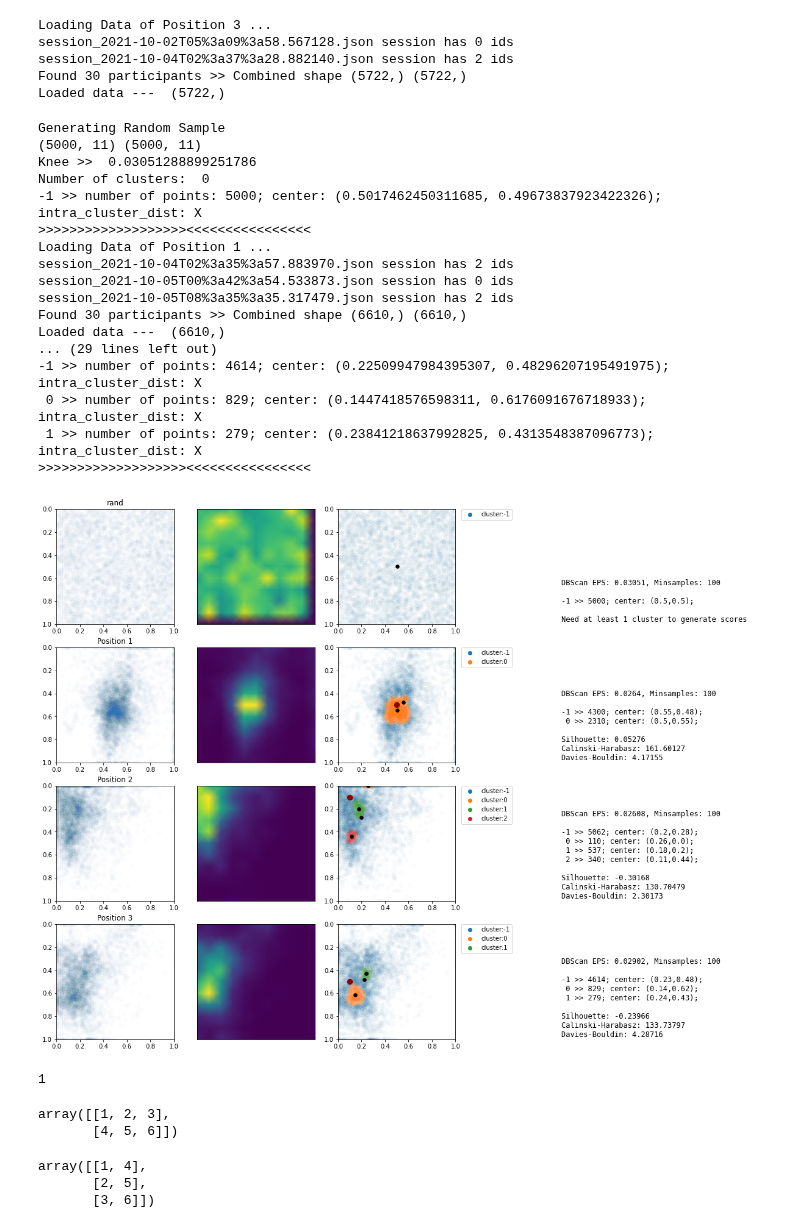
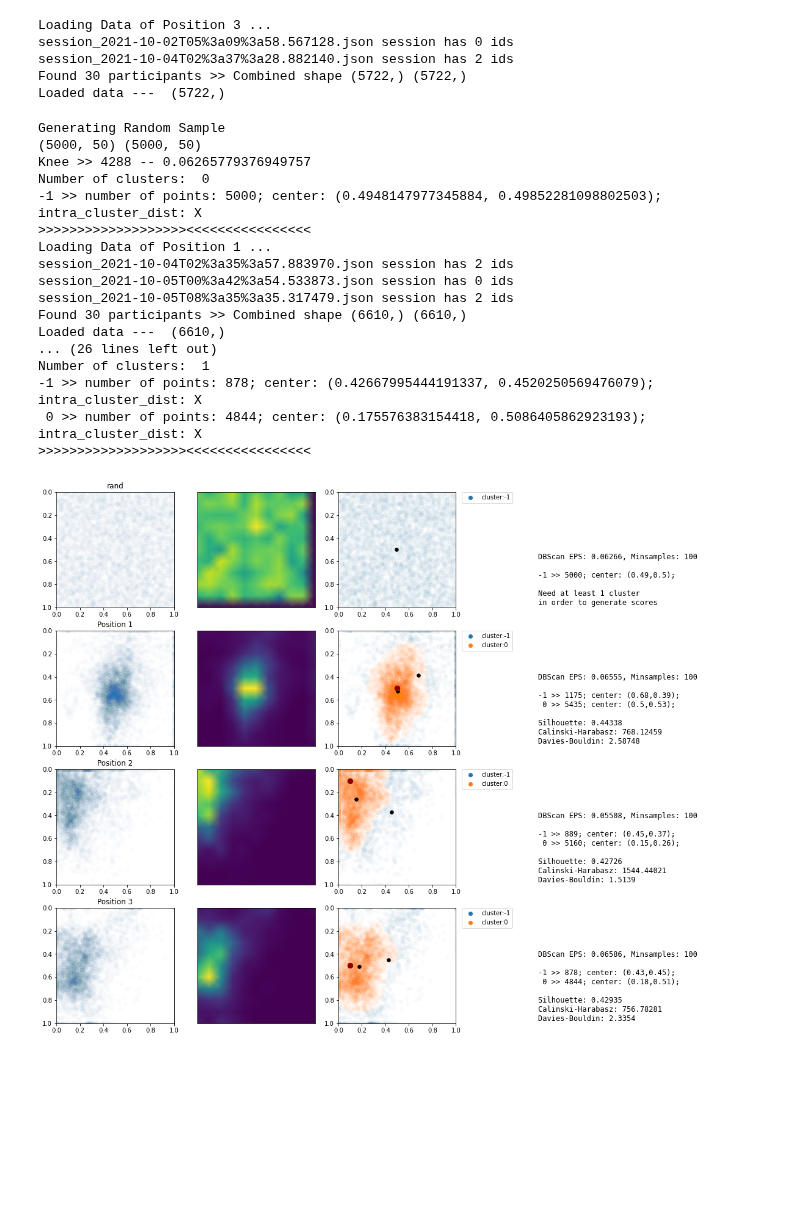
Before and after one commit to arnab-api/AttentionChecker--Student, a Jupyter notebook: Analysis/Real Data/Attention Measurement.ipynb, the cells around one changed output. Saved outputs shown, nothing was run; the diff lists cells and outputs as text; code cells hidden in the pictures; blank space fills up the shorter version.

```diff
--- a/Analysis/Real Data/Attention Measurement.ipynb
+++ b/Analysis/Real Data/Attention Measurement.ipynb
@@ -344,16 +344,22 @@ for idx in range(min(len(positions), limiter)):
     # ###################################################################
     X = np.array([xrr, yrr]).T
 
-    nearest_neighbors = NearestNeighbors(n_neighbors=11)
+    nearest_neighbors = NearestNeighbors(n_neighbors=min_samples//2)
     neighbors = nearest_neighbors.fit(X)
     distances, indices = neighbors.kneighbors(X)
     print(distances.shape, indices.shape)
-    dist = np.sort(distances[:,10])
+    dist = np.sort(distances[:,-1])
     i = np.arange(len(dist))
-    kneedle = KneeLocator(i, dist, S=1, curve='convex', direction='increasing', interp_method='polynomial')
+    kneedle = KneeLocator(
+                i, dist, S=1,
+                curve='convex',
+                direction='increasing',
+                interp_method='polynomial'
+            )
     knee_val = dist[kneedle.knee]
 
-    print("Knee >> ", knee_val)
+    print(f"Knee >> {kneedle.knee} -- {knee_val}")
+
     ###################################################################
     description = f"DBScan EPS: {round(knee_val, 5)}, Minsamples: {min_samples}\n\n"
     model = DBSCAN(eps=knee_val, min_samples=min_samples).fit(X)
@@ -404,59 +410,40 @@ for idx in range(min(len(positions), limiter)):
     ####################################################################
 
     if(n_clusters_ > 0):
         description += "\n"
         description += "\n".join([
             f"Silhouette: {round(silhouette_score(X, labels), 5)}",
             f"Calinski-Harabasz: {round(calinski_harabasz_score(X, labels), 5)}",
             f"Davies-Bouldin: {round(davies_bouldin_score(X, labels), 5)}"
         ])
     else:
-        description += "\nNeed at least 1 cluster to generate scores"
+        description += "\nNeed at least 1 cluster\nin order to generate scores"
 
     ax[analysis_row, col].set_xlim([0, 1])
     ax[analysis_row, col].set_ylim([0, 1])
-    ax[analysis_row, col].text(-0.5,0.02, description, family="monospace", fontsize=12)
+    ax[analysis_row, col].text(-0.7,0.02, description, family="monospace", fontsize=12)
     ax[analysis_row, col].axis('off')
 
     print(">>>>>>>>>>>>>>>>>>><<<<<<<<<<<<<<<<")
     counter += 1
 
     # break
 # %% [output]
 Generating Random Sample
-(5000, 11) (5000, 11)
-Knee >>  0.03051288899251786
+(5000, 50) (5000, 50)
+Knee >> 4288 -- 0.06265779376949757
 Number of clusters:  0
--1 >> number of points: 5000; center: (0.5017462450311685, 0.49673837923422326); intra_cluster_dist: X
+-1 >> number of points: 5000; center: (0.4948147977345884, 0.49852281098802503); intra_cluster_dist: X
 >>>>>>>>>>>>>>>>>>><<<<<<<<<<<<<<<<
 Loading Data of Position 1 ...
 session_2021-10-04T02%3a35%3a57.883970.json session has 2 ids
 session_2021-10-05T00%3a42%3a54.533873.json session has 0 ids
 session_2021-10-05T08%3a35%3a35.317479.json session has 2 ids
 Found 30 participants >> Combined shape (6610,) (6610,)
 Loaded data ---  (6610,)
-... (29 lines left out)
--1 >> number of points: 4614; center: (0.22509947984395307, 0.48296207195491975); intra_cluster_dist: X
- 0 >> number of points: 829; center: (0.1447418576598311, 0.6176091676718933); intra_cluster_dist: X
- 1 >> number of points: 279; center: (0.23841218637992825, 0.4313548387096773); intra_cluster_dist: X
+... (26 lines left out)
+Number of clusters:  1
+-1 >> number of points: 878; center: (0.42667995444191337, 0.4520250569476079); intra_cluster_dist: X
+ 0 >> number of points: 4844; center: (0.175576383154418, 0.5086405862923193); intra_cluster_dist: X
 >>>>>>>>>>>>>>>>>>><<<<<<<<<<<<<<<<
-[figure, old version]
+[figure, new version]
-# %%
-n_clusters_
-# %% [output]
-1
-# %%
-xrr = np.array([1,2,3])
-yrr = np.array([4,5,6])
-
-X = np.array([xrr, yrr])
-X
-# %% [output]
-array([[1, 2, 3],
-       [4, 5, 6]])
-# %%
-X.T
-# %% [output]
-array([[1, 4],
-       [2, 5],
-       [3, 6]])
```
Also changed, not shown: 2 other files.
